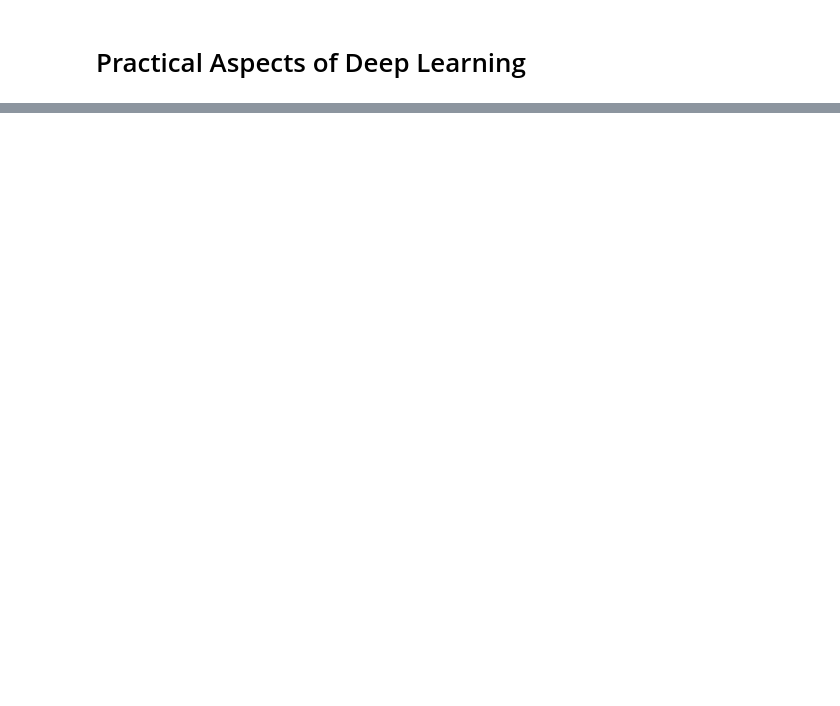
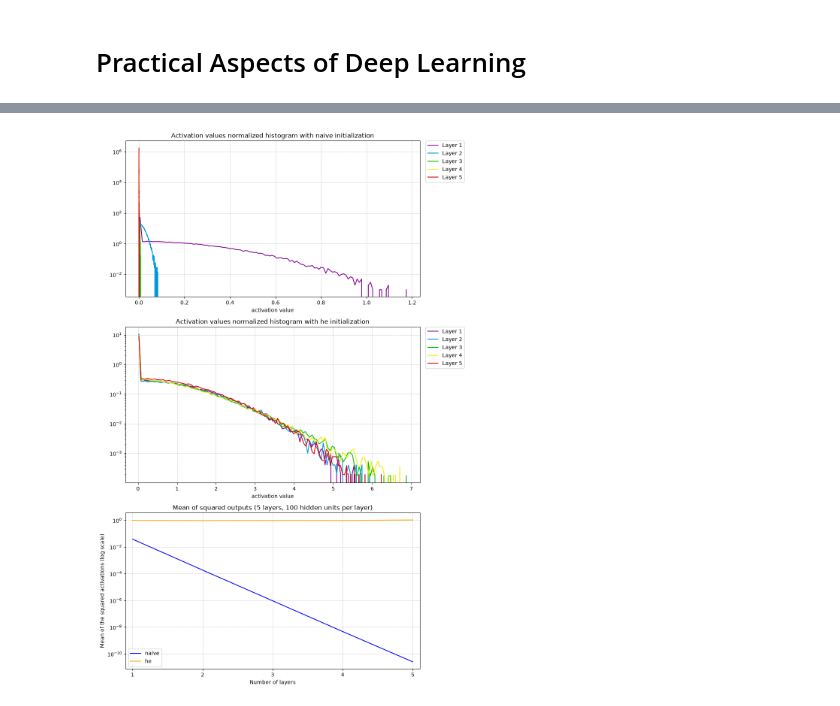
Before and after one commit to svd-jelo/deep-learning, a Jupyter notebook: 201-practical-aspects-of-DL.ipynb, the cells around one changed output, grey strips where cells are left out. Drawn from its saved outputs; the diff is of its cells as text; code cells hidden in the pictures; blank space fills up the shorter version.

Commit message:
Finish quiz 2.1 and initialization notes

```diff
--- a/201-practical-aspects-of-DL.ipynb
+++ b/201-practical-aspects-of-DL.ipynb
@@ -41,0 +22,18 @@ flowchart LR
+# %%
+# Implementation
+# given the dimension of the current and previous layer
+def he_initialization(dim, dim_prev, rng: np.random._generator.Generator, bias_init=0.001):
+    """
+    He Initialization for the parameters of a given layer. It is assumed that the activation function for the layer is ReLU.
+
+    :param dim: int; dimension of the current layer
+    :param dim_prev: int; dimension of previous layer.
+    :param bias_init: float; initial value for the bias.
+    :param rng: np.random._generator.Generator; random number generator
+    :return: tuple; (weight, bias) where weights is a numpy array of shape (dim, dim_prev) and bias is a numpy array of shape (dim, 1).
+    """
+    epsilon = np.sqrt(2/dim_prev)
+
+    weights = rng.normal(loc=0, scale=epsilon, size=(dim, dim_prev))
+    bias = np.ones(shape=(dim, 1)) * bias_init
+    return weights, bias
@@ -41,0 +202,52 @@ flowchart LR
+# %%
+# Example 1
+X_, y_ = load_examples_mnist()
+layer_dims_ = list(100*np.ones(shape=5,dtype=int))     # Ten hidden layers, each with shape 100 and ReLU as the activation function
+methods = ["naive", "he"]
+random_state_ = 1
+means_ = {}
+kwargs_ = {'scale': 0.01, 'bias_init': 0.001}
+
+for method_ in methods:
+    parameters_ = initialize_parameters(X_, layer_dims_, method=method_, random_state=random_state_, **kwargs_)
+    means_[method_] = run_network(X_, parameters_, return_activations=True)
+
+method_colors = ["blue", "orange"]
+layer_cmap = plt.get_cmap("nipy_spectral")
+layer_colors = [layer_cmap(i) for i in np.linspace(0.1, 0.9, 5)]
+fig, ax = plt.subplots(3,1,figsize=(10, 15))
+
+for i, method_, ax_ in zip(range(2),methods,ax.flatten()[:-1]):
+    activations, _ = zip(*means_[method_].values())
+    for j, a_ in enumerate(activations):
+        vals = a_.ravel()
+        counts, bin_edges = np.histogram(vals, bins=120, density=True)
+        bin_centers = (bin_edges[:-1] + bin_edges[1:]) / 2
+
+        ax_.plot(bin_centers, counts,
+                 color=layer_colors[j],
+                 linewidth=1.5,
+                 label=f'Layer {j + 1}')
+    ax_.set_xlabel("activation value")
+    ax_.grid(visible=True, axis="both", which="major", linestyle="--", linewidth="0.5")
+    ax_.set_yscale("log")
+    ax_.set_title(f"Activation values normalized histogram with {method_} initialization")
+    ax_.legend(bbox_to_anchor=(1.02, 1), loc='upper left', borderaxespad=0.)
+
+for color, k, v in zip(method_colors,means_.keys(),means_.values()):
+    _, mean_ = zip(*v.values())
+    num_layers = range(1,len(mean_)+1)
+    ax[2].plot(num_layers, mean_, label=k, color=color)
+
+ax[2].set_xlim(0.9,5.1)
+ax[2].set_xticks(range(1,6,1))
+ax[2].set_xlabel("Number of layers")
+ax[2].set_yscale("log")
+ax[2].set_ylabel("Mean of the squared activations (log scale)")
+ax[2].grid(visible=True, axis="both", which="major", linestyle="--", linewidth="0.5")
+ax[2].set_title("Mean of squared outputs (5 layers, 100 hidden units per layer)")
+ax[2].legend(loc='best')
+fig.tight_layout()
+plt.show()
+# %% [output]
+[figure, added]
```
Also changed, not shown: parts of 8 cells of this notebook, 1 other file.
